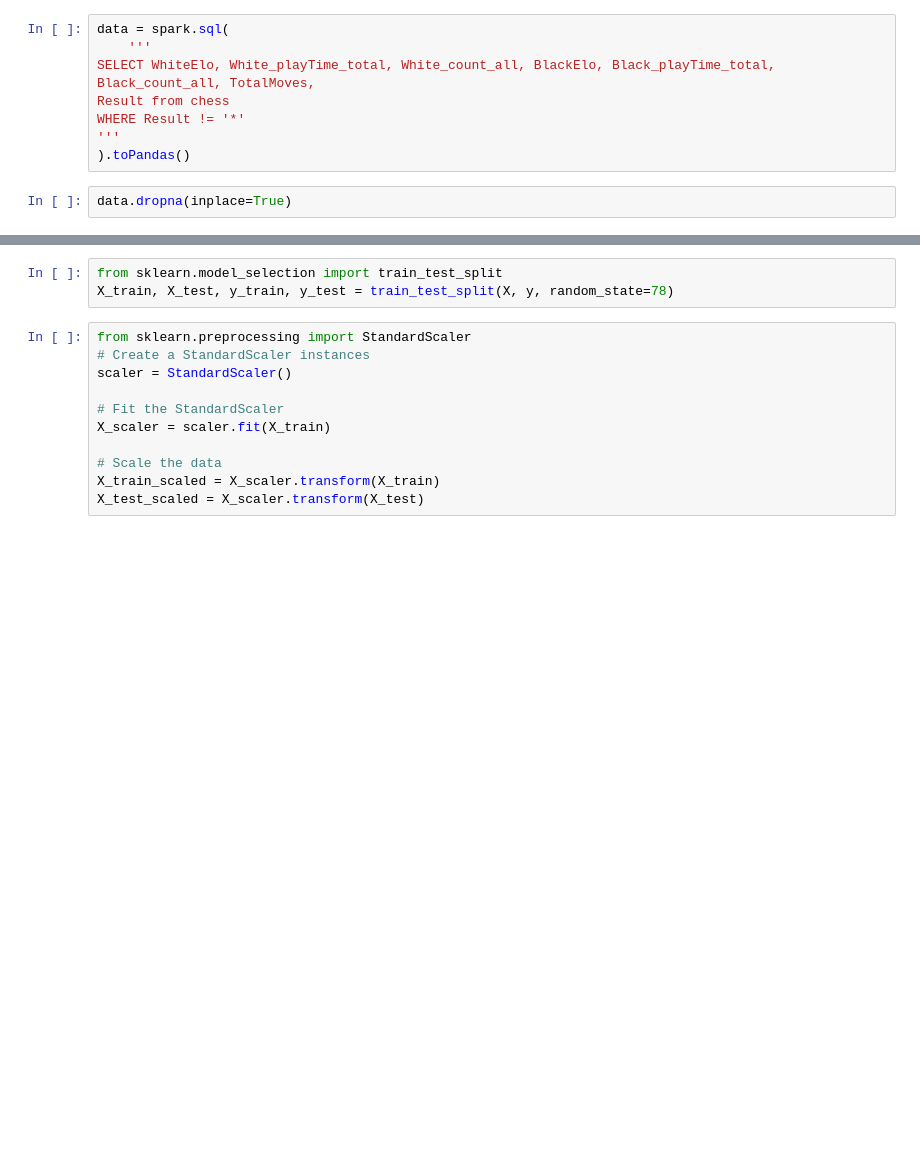
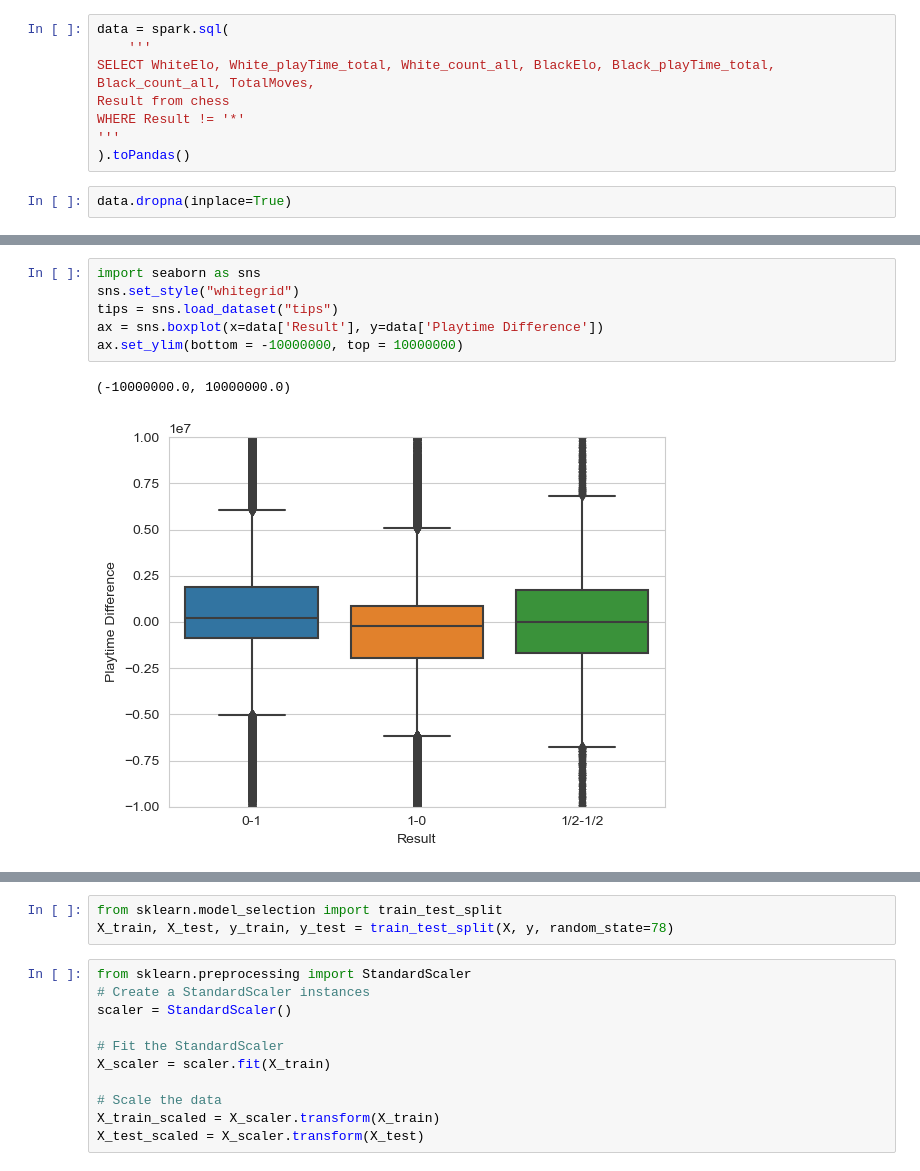
Before and after one commit to ID216135/project-4, a Jupyter notebook: data_exploration.ipynb, the cells around one changed output, grey strips where cells are left out. Drawn from its saved outputs; the diff is of its cells as text; blank space fills up the shorter version.

```diff
--- a/data_exploration.ipynb
+++ b/data_exploration.ipynb
@@ -29,0 +64,9 @@ data.dropna(inplace=True)
+# %%
+import seaborn as sns
+sns.set_style("whitegrid")
+tips = sns.load_dataset("tips")
+ax = sns.boxplot(x=data['Result'], y=data['Playtime Difference'])
+ax.set_ylim(bottom = -10000000, top = 10000000)
+# %% [output]
+(-10000000.0, 10000000.0)
+[figure, added]
```
Also changed, not shown: parts of 16 cells of this notebook.
